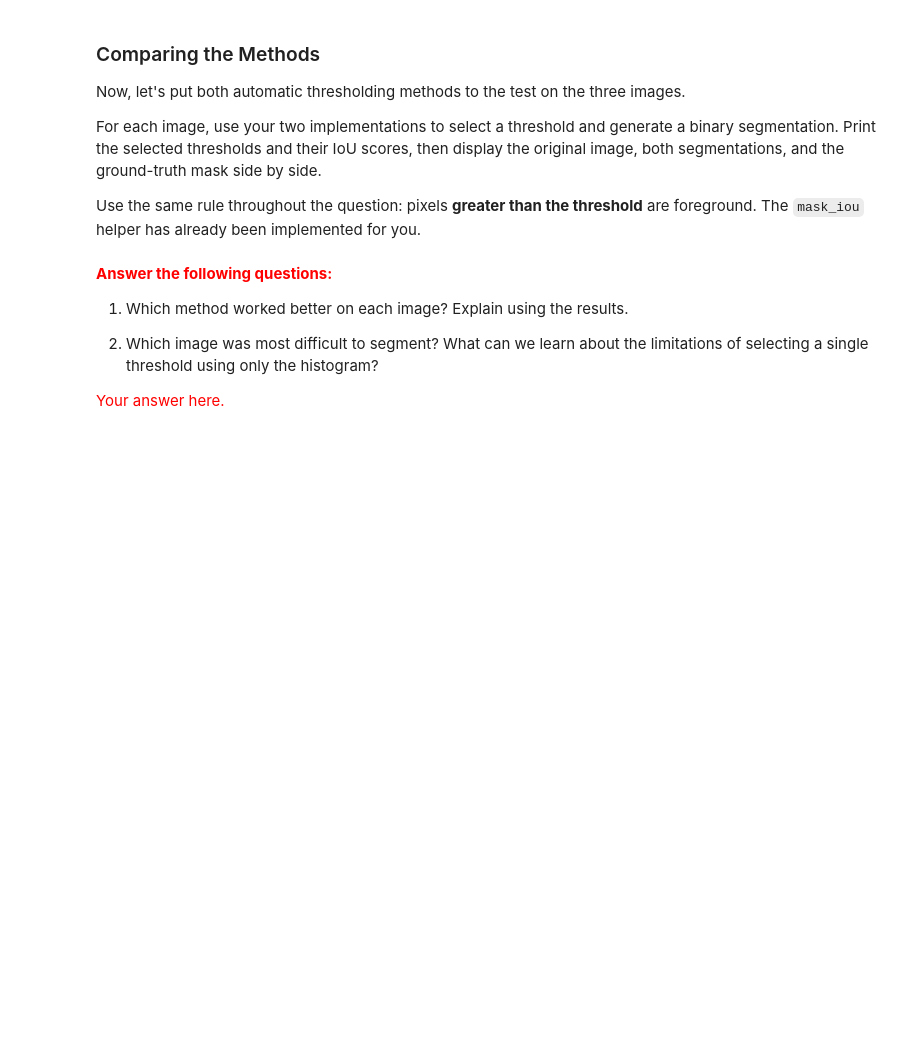
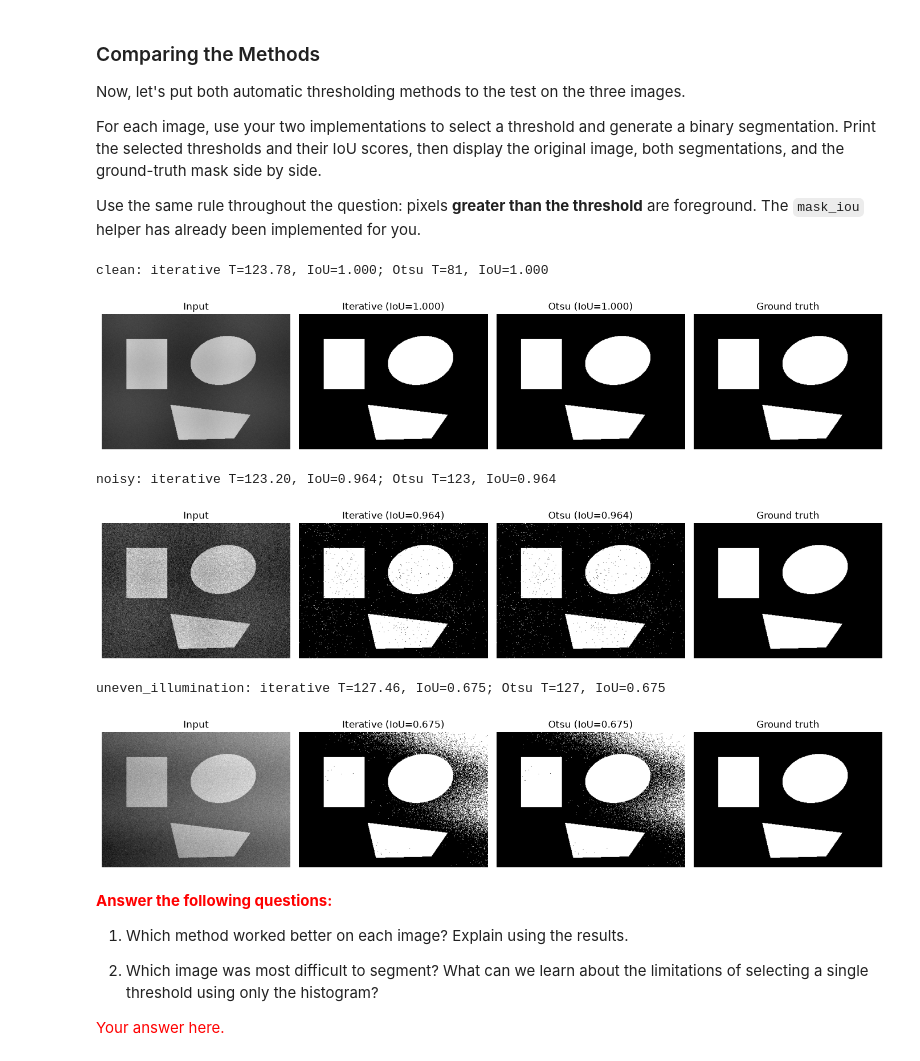
Before and after one commit to ZeidanK/IP-HW, a Jupyter notebook: IP-HW1ori.ipynb, the cells around one changed output. Saved outputs shown, nothing was run; the diff lists cells and outputs as text; code cells hidden in the pictures; blank space fills up the shorter version.

```diff
--- a/IP-HW1ori.ipynb
+++ b/IP-HW1ori.ipynb
@@ -567,10 +784,41 @@ Use the same rule throughout the question: pixels **greater than the threshold**
 # %%
 for name, img in images_q2.items():
     # TODO: run iterative_threshold and otsu_threshold on img
     # TODO: obtain binary predictions for both methods
     # TODO: print each selected threshold and IoU against truth
     # TODO: display input, iterative output, Otsu output and ground truth
     pass
+
+    iterative_T, _ = iterative_threshold(img)
+    otsu_T, _ = otsu_threshold(img)
+    iterative_prediction = binary_segment(img, iterative_T)
+    otsu_prediction = binary_segment(img, otsu_T)
+    iterative_iou = mask_iou(iterative_prediction, truth)
+    otsu_iou = mask_iou(otsu_prediction, truth)
+
+    print(f"{name}: iterative T={iterative_T:.2f}, IoU={iterative_iou:.3f}; "
+          f"Otsu T={otsu_T}, IoU={otsu_iou:.3f}")
+
+    fig, axes = plt.subplots(1, 4, figsize=(14, 3.5))
+    panels = [
+        ('Input', img),
+        (f'Iterative (IoU={iterative_iou:.3f})', iterative_prediction),
+        (f'Otsu (IoU={otsu_iou:.3f})', otsu_prediction),
+        ('Ground truth', truth),
+    ]
+    for ax, (title, panel) in zip(axes, panels):
+        ax.imshow(panel, cmap='gray', vmin=0, vmax=255)
+        ax.set_title(title)
+        ax.axis('off')
+    plt.tight_layout()
+    plt.show()
+# %% [output]
+clean: iterative T=123.78, IoU=1.000; Otsu T=81, IoU=1.000
+[figure, added]
+noisy: iterative T=123.20, IoU=0.964; Otsu T=123, IoU=0.964
+[figure, added]
+uneven_illumination: iterative T=127.46, IoU=0.675; Otsu T=127, IoU=0.675
+[figure, added]
 # %% [markdown]
 <font color='red'><b>Answer the following questions:</b>
 
```
Also changed, not shown: parts of 15 cells of this notebook, 1 other file.
